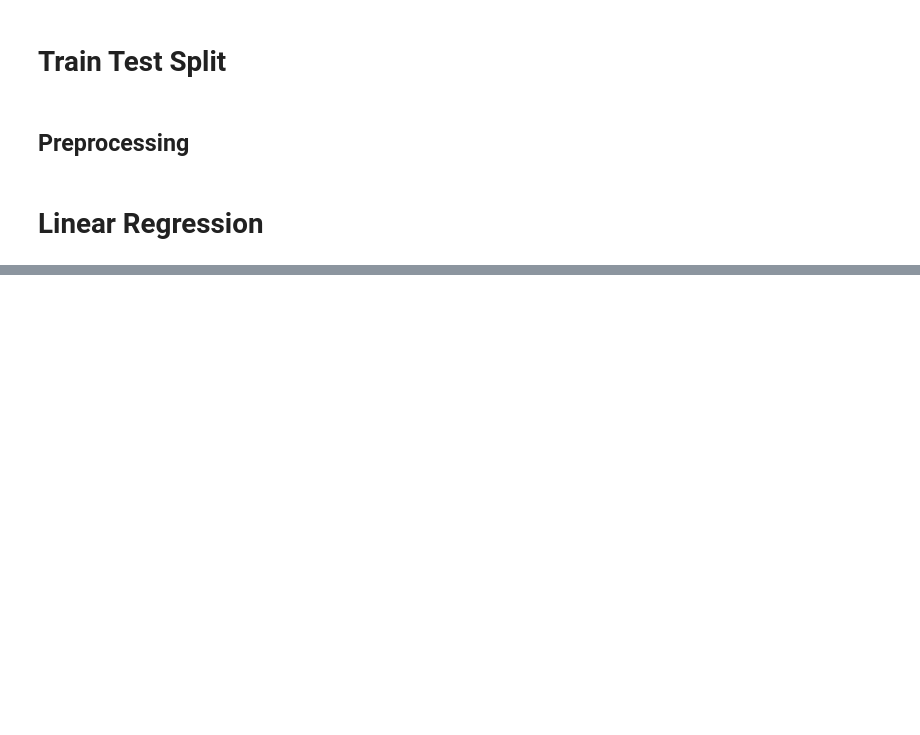
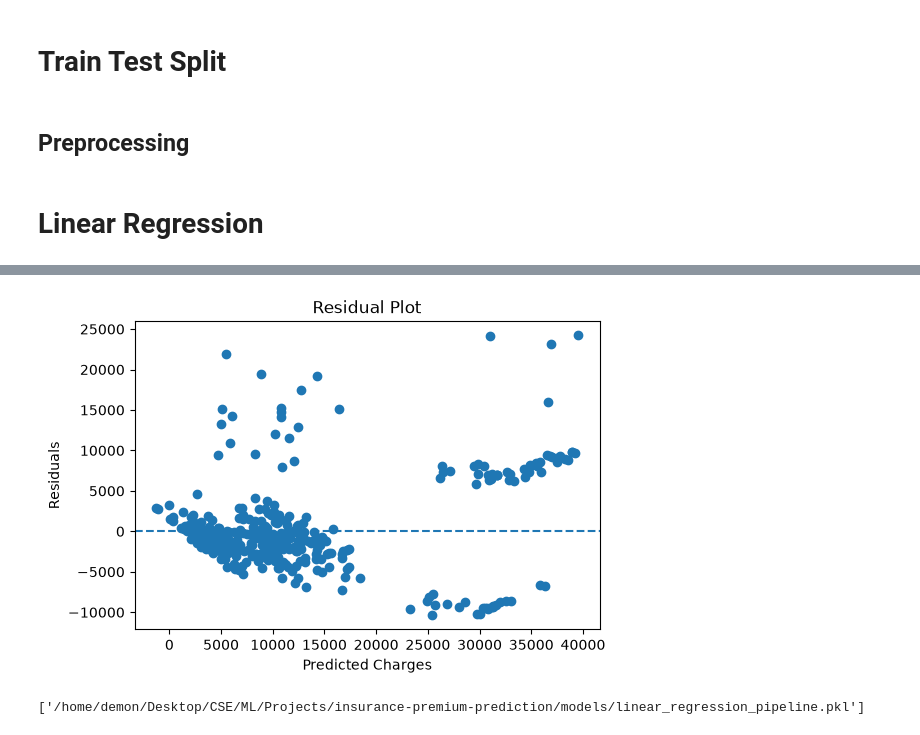
Before and after one commit to Demon-diablo/insurance-premium-prediction, a Jupyter notebook: notebooks/insurance_eda_model.ipynb, the cells around one changed output, grey strips where cells are left out. Cells and saved outputs as stored; diff of their text form; code cells hidden in the pictures; blank space fills up the shorter version.

Commit message:
Evaluate Linear Regression model performance

```diff
--- a/notebooks/insurance_eda_model.ipynb
+++ b/notebooks/insurance_eda_model.ipynb
@@ -132,0 +225,18 @@ y_pred = pipeline.predict(X_test)
+# %%
+residuals = y_test - y_pred
+
+plt.figure(figsize=(6,4))
+plt.scatter(y_pred, residuals)
+plt.axhline(y=0, linestyle="--")
+plt.xlabel("Predicted Charges")
+plt.ylabel("Residuals")
+plt.title("Residual Plot")
+plt.show()
+# %% [output]
+[figure, added]
+# %%
+import joblib
+
+joblib.dump(pipeline, "/home/demon/Desktop/CSE/ML/Projects/insurance-premium-prediction/models/linear_regression_pipeline.pkl")
+# %% [output]
+['/home/demon/Desktop/CSE/ML/Projects/insurance-premium-prediction/models/linear_regression_pipeline.pkl']
```
Also changed, not shown: parts of 15 cells of this notebook.
